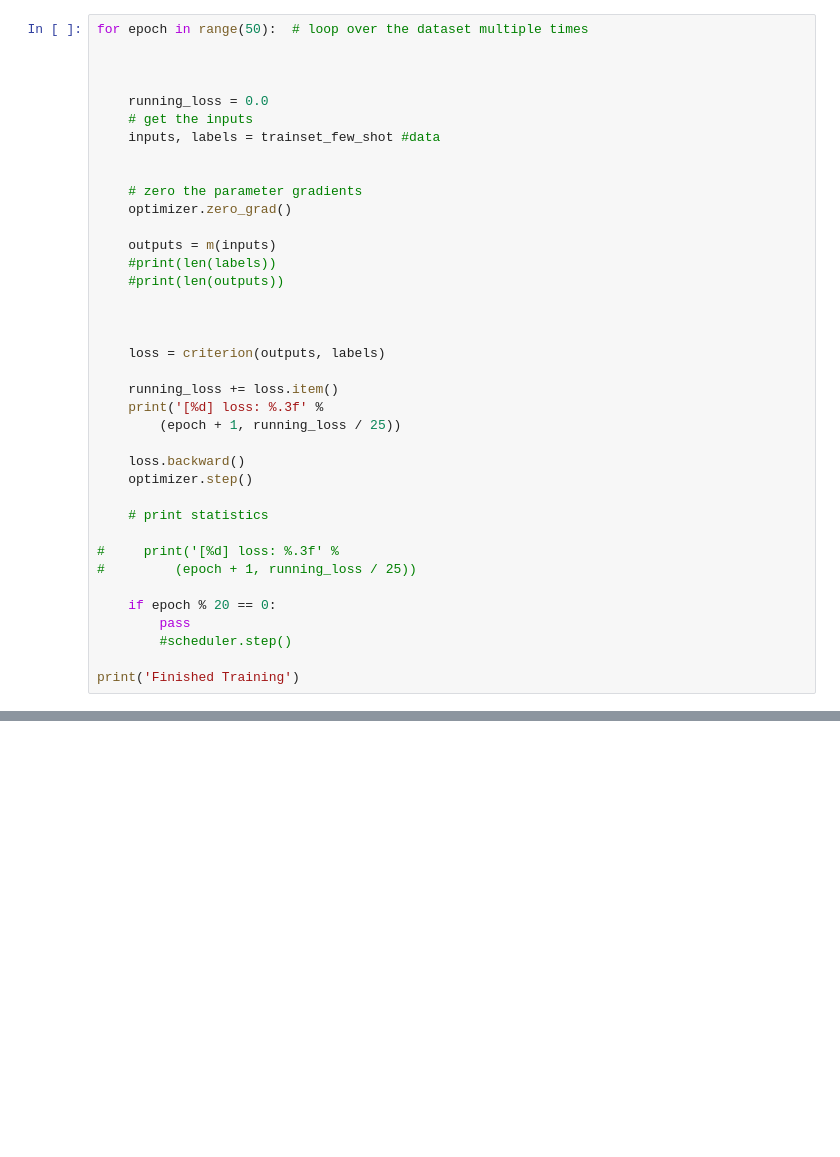
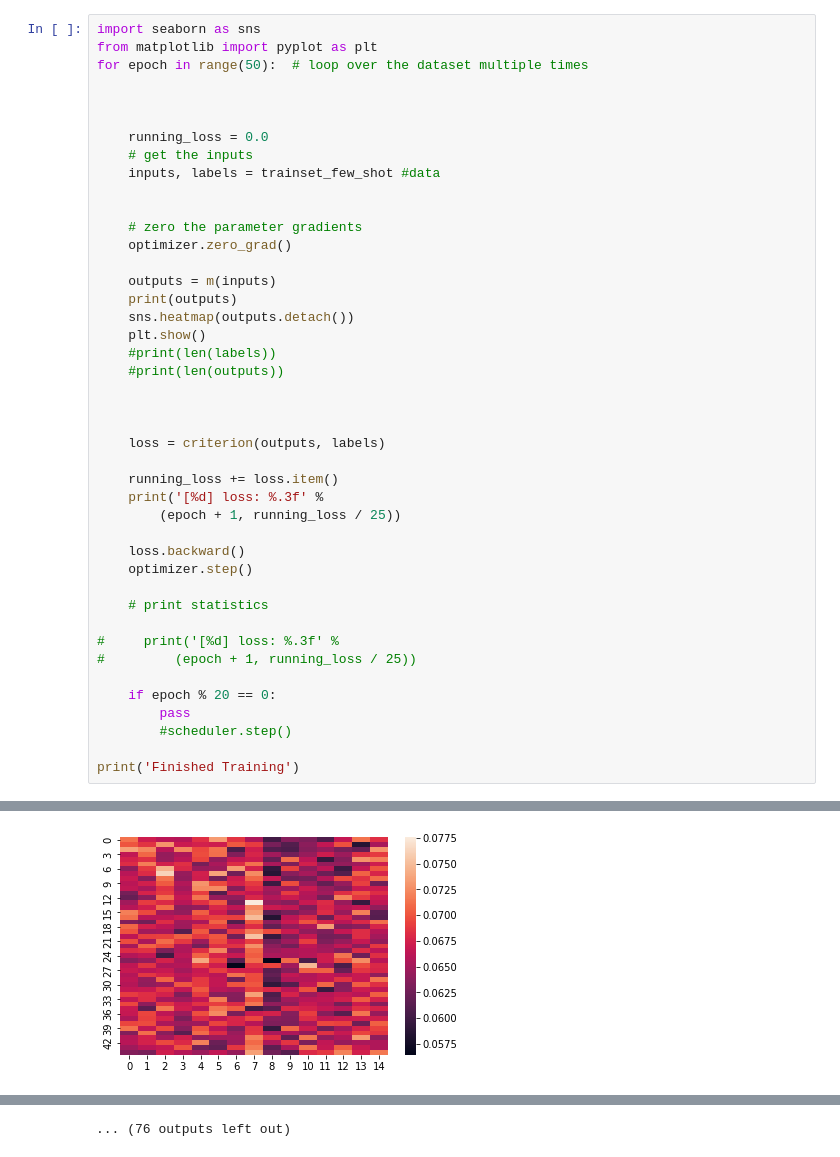
Before and after one commit to jamrozyb/WB-2022, a Jupyter notebook: prototype.ipynb, the cells around one changed output, grey strips where cells are left out. Saved outputs shown, nothing was run; the diff lists cells and outputs as text; blank space fills up the shorter version.

```diff
--- a/prototype.ipynb
+++ b/prototype.ipynb
@@ -410,6 +457,8 @@ criterion = nn.CrossEntropyLoss()
 optimizer = torch.optim.Adam(m.parameters(),lr=0.01)
 scheduler = lr_scheduler.MultiplicativeLR(optimizer, lr_lambda=0.8)
 # %%
+import seaborn as sns
+from matplotlib import pyplot as plt
 for epoch in range(50):  # loop over the dataset multiple times
 
 
@@ -423,6 +472,9 @@ for epoch in range(50):  # loop over the dataset multiple times
     optimizer.zero_grad()
 
     outputs = m(inputs)
+    print(outputs)
+    sns.heatmap(outputs.detach())
+    plt.show()
     #print(len(labels))
     #print(len(outputs))
 
@@ -467,0 +520 @@ Finished Training
+[figure, added]
@@ -467,0 +611 @@ Finished Training
+... (76 outputs left out)
```
Also changed, not shown: parts of 9 cells of this notebook.
